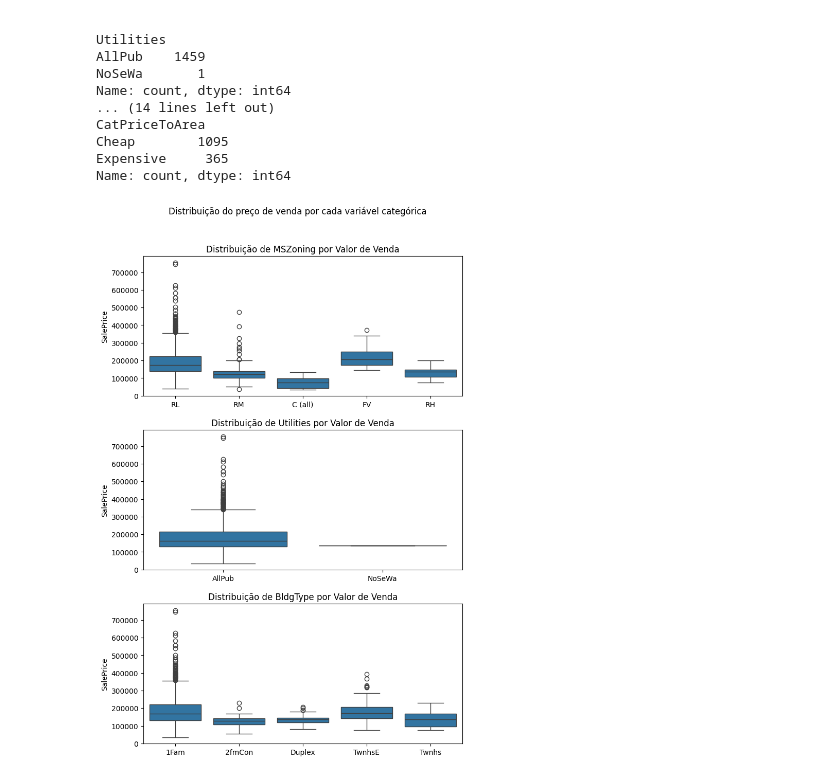
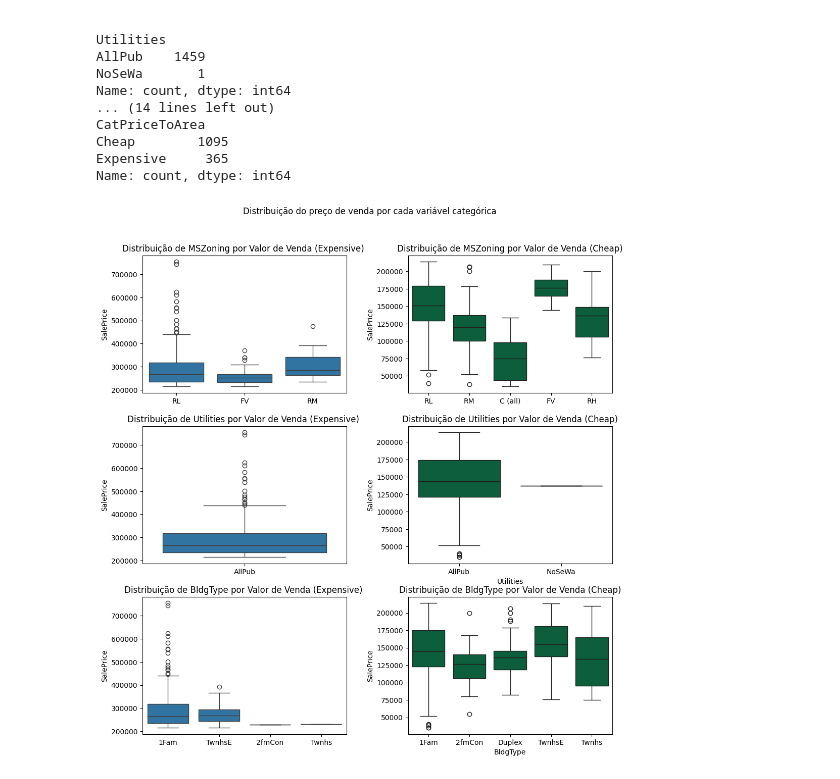
Before and after one commit to kennedylsodre/stats_EBA, a Jupyter notebook: src/Aula01 - Estatistica Descritiva/Aula01.ipynb, the cells around one changed output. Drawn from its saved outputs; the diff is of its cells as text; code cells hidden in the pictures.

Commit message:
Analise variáveis categóricas e conclusão

```diff
--- a/src/Aula01 - Estatistica Descritiva/Aula01.ipynb
+++ b/src/Aula01 - Estatistica Descritiva/Aula01.ipynb
@@ -299,13 +299,17 @@ Expensive     365
 Name: count, dtype: int64
 # %%
 colunas_categoricas = [x for x in df.columns if df[x].dtypes == 'object' and x not in ['CatPrice','CatPriceToArea']]
-fig, ax = plt.subplots(nrows=3,ncols=2,figsize=(8,12))
+fig, ax = plt.subplots(nrows=3,ncols=2,figsize=(12,12))
 ax = ax.flatten()
-# plt.suptitle('Distribuição do preço de venda por cada variável categórica')
-# plt.subplots_adjust(hspace=0.244,top=0.9)
-# for i,col in enumerate(colunas_categoricas):
-#     sns.boxplot(x=col,y='SalePrice',data=df,ax=ax[i])
-#     ax[i].set_title(f'Distribuição de {col} por Valor de Venda')
-#     ax[i].set(xlabel='')
+plt.suptitle('Distribuição do preço de venda por cada variável categórica')
+plt.subplots_adjust(hspace=0.244,top=0.9,wspace=0.3)
+for i,col in enumerate(colunas_categoricas):
+    sns.boxplot(x=col,y='SalePrice',data=df[df['CatPrice']=='Expensive'],ax=ax[i*2])
+    ax[i*2].set_title(f'Distribuição de {col} por Valor de Venda (Expensive) ')
+    ax[i*2].set(xlabel='')
+
+    sns.boxplot(x=col,y='SalePrice',data=df[df['CatPrice']=='Cheap'],ax=ax[i*2 +1],color='#006B3F')
+    ax[i*2+1].set_title(f'Distribuição de {col} por Valor de Venda (Cheap)')
+    ax[i*+1].set(xlabel='')
 # %% [output]
-[figure, old version]
+[figure, new version]
```
Also changed, not shown: parts of 4 cells of this notebook.
